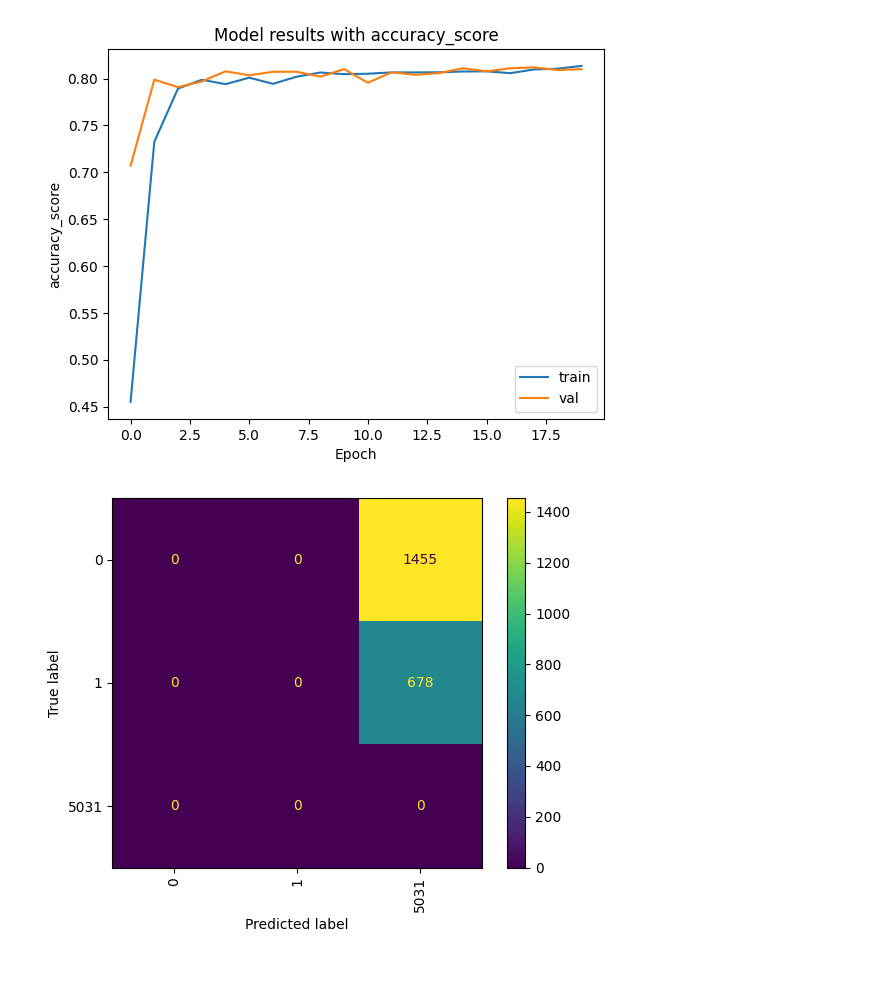
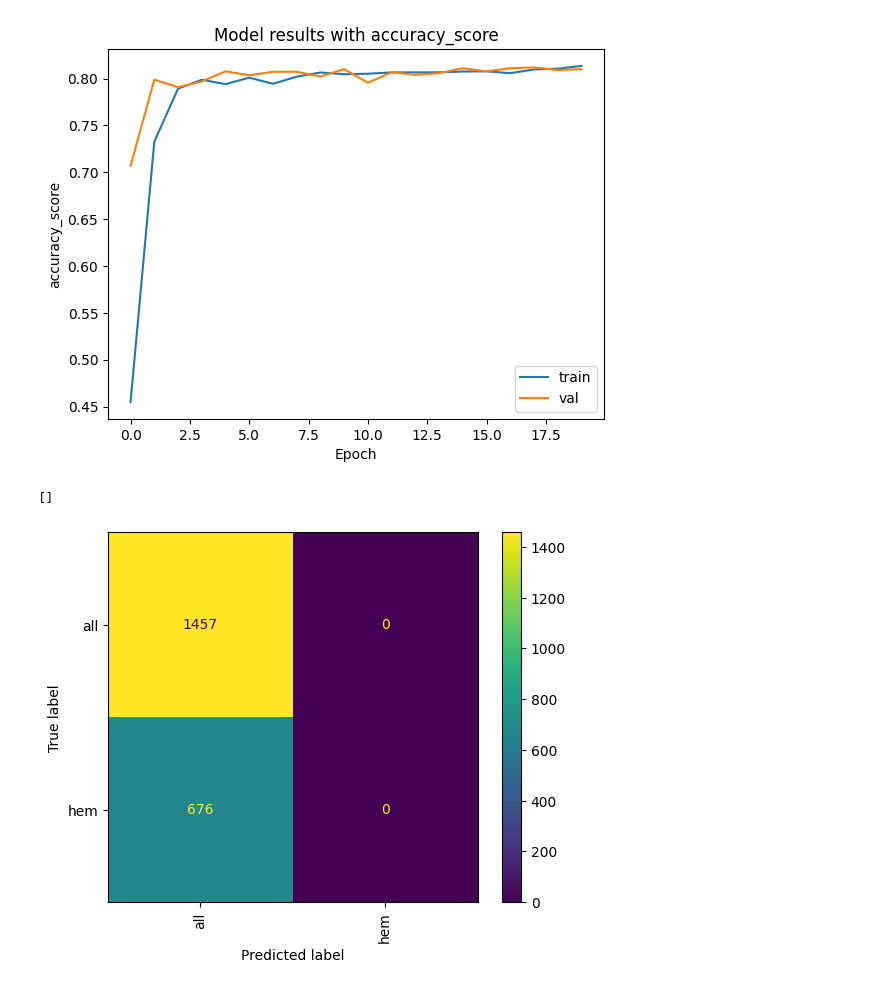
Before and after one commit to alonacode/AI, a Jupyter notebook: my_16_pract.ipynb, the cells around one changed output. Drawn from its saved outputs; the diff is of its cells as text; code cells hidden in the pictures.

```diff
--- a/my_16_pract.ipynb
+++ b/my_16_pract.ipynb
@@ -199,7 +199,7 @@ class FractureClassifier(nn.Module):
         return y_pred.cpu().numpy()
 
 
-model = FractureClassifier(len(train_data)).to(device)
+model = FractureClassifier(2).to(device)
 model
 # %% [output]
 FractureClassifier(
@@ -437,26 +437,28 @@ plot_metric(history, 'loss')
 plot_metric(history, 'accuracy_score')
 # %% [output]
 [figure]
-# %%
-from sklearn.metrics import ConfusionMatrixDisplay
-import numpy as np
-import matplotlib.pyplot as plt
-
-# Підготовка даних
-model = model.to('cpu')
-loader = torch.utils.data.DataLoader(val_data, batch_size=len(val_data))
-X_test, y_test = next(iter(loader))
-
-# Отримання передбачень
-with torch.no_grad():
-    y_pred = model(X_test).argmax(dim=-1).cpu().numpy()
-
-# Оновлення унікальних класів на основі обох y_test та y_pred
-unique_classes = np.unique(np.concatenate((y_test, y_pred)))
-
-# Побудова матриці сплутаності
-ConfusionMatrixDisplay.from_predictions(y_test, y_pred, labels=unique_classes)
-plt.xticks(rotation=90)
-plt.show()
-# %% [output]
-[figure, removed]
+# %%
+from sklearn.metrics import ConfusionMatrixDisplay
+
+model = model.to(device)
+model.eval()
+
+y_pred = []
+y_test = []
+
+with torch.no_grad():
+    for X, y in val_loader:
+        X = X.to(device)
+        y_pred_ = model(X)
+        y_pred_ = y_pred_.argmax(-1).cpu()
+
+        y_pred.extend(y_pred_)
+        y_test.extend(y)
+
+
+ConfusionMatrixDisplay.from_predictions(y_test, y_pred, display_labels=dataset1.classes)
+plt.xticks(rotation=90)
+plt.plot()
+# %% [output]
+[]
+[figure, added]
```
Also changed, not shown: parts of 5 cells of this notebook.
